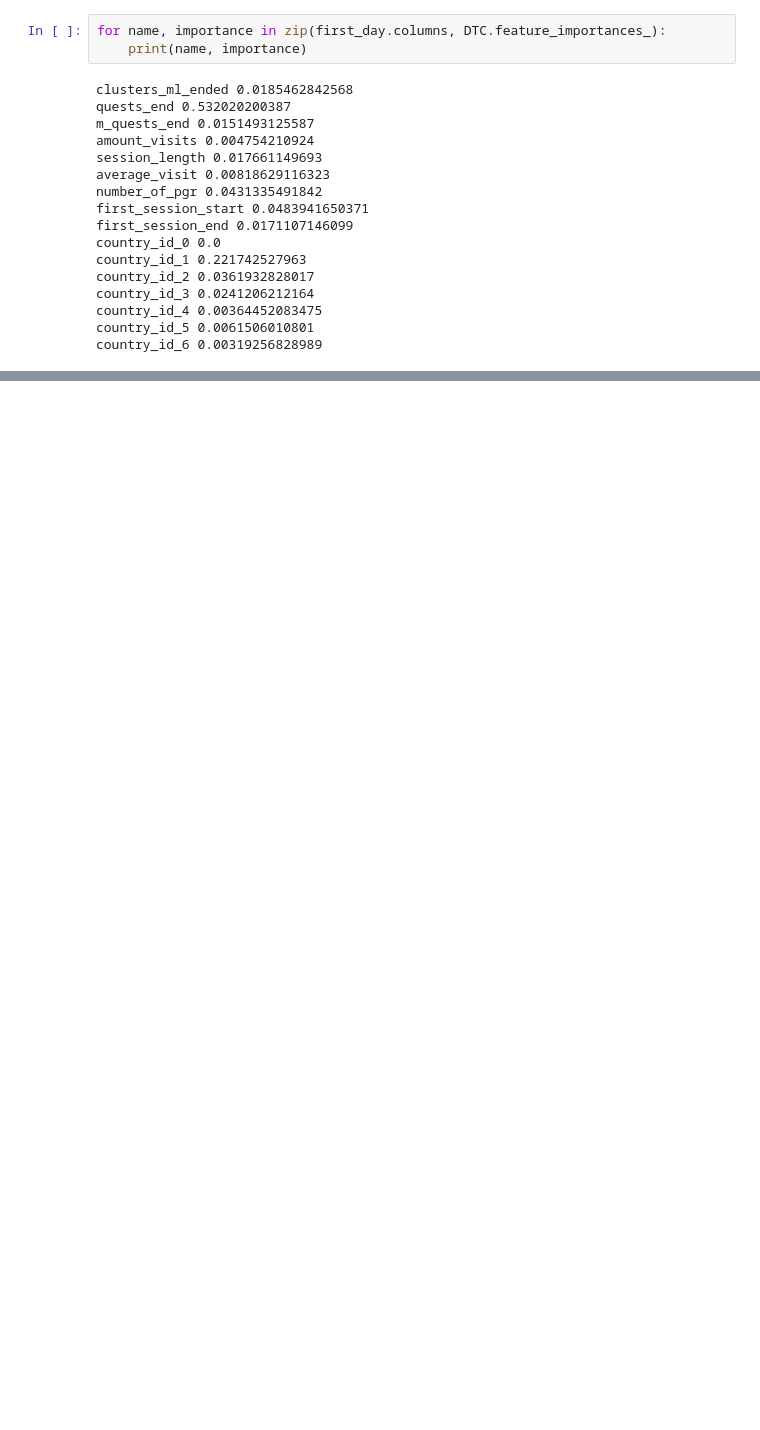
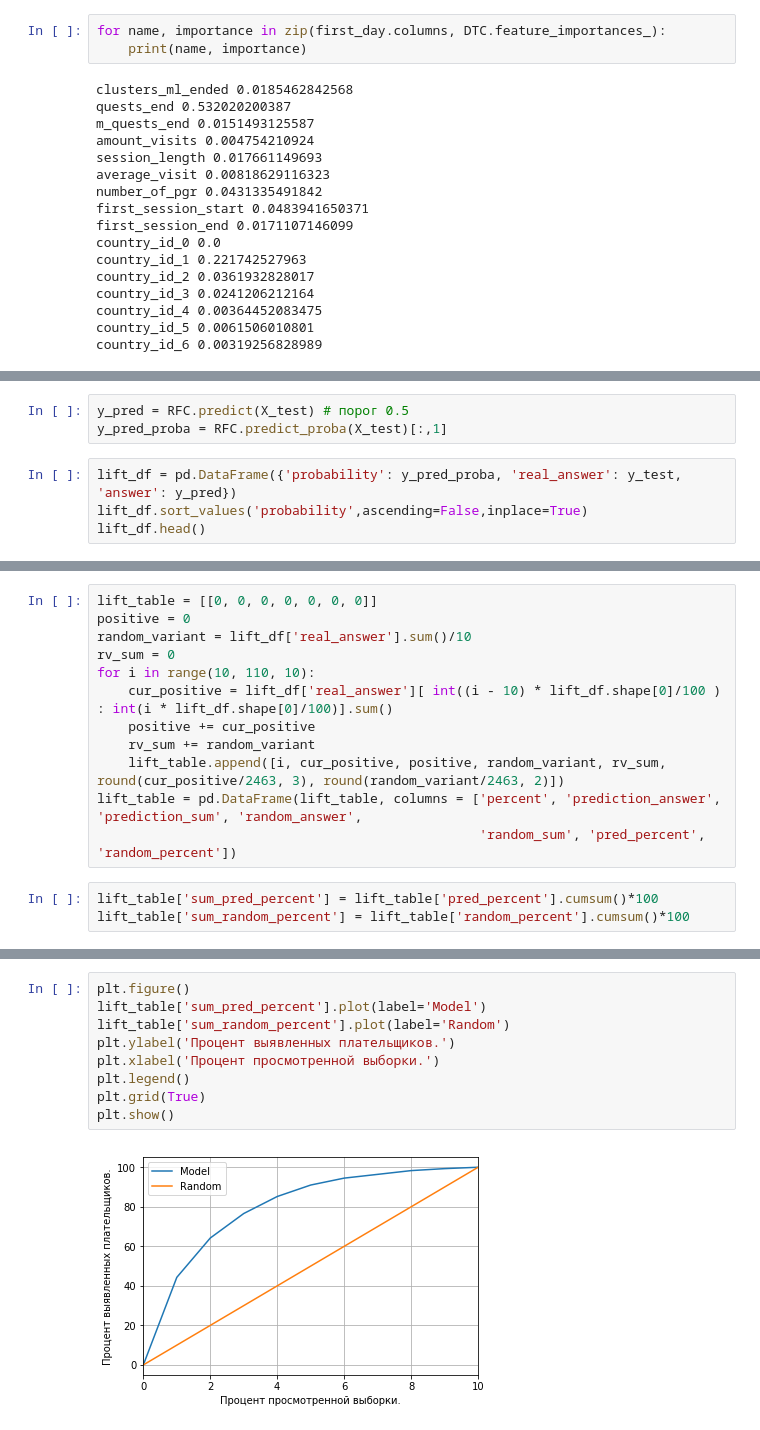
Before and after one commit to Smolev/practice2017, a Jupyter notebook: WG.ipynb, the cells around one changed output, grey strips where cells are left out. Saved outputs shown, nothing was run; the diff lists cells and outputs as text; blank space fills up the shorter version.

```diff
--- a/WG.ipynb
+++ b/WG.ipynb
@@ -689,0 +1051,7 @@ country_id_6 0.00319256828989
+# %%
+y_pred = RFC.predict(X_test) # порог 0.5
+y_pred_proba = RFC.predict_proba(X_test)[:,1]
+# %%
+lift_df = pd.DataFrame({'probability': y_pred_proba, 'real_answer': y_test, 'answer': y_pred})
+lift_df.sort_values('probability',ascending=False,inplace=True)
+lift_df.head()
@@ -689,0 +1080,15 @@ country_id_6 0.00319256828989
+# %%
+lift_table = [[0, 0, 0, 0, 0, 0, 0]]
+positive = 0
+random_variant = lift_df['real_answer'].sum()/10
+rv_sum = 0
+for i in range(10, 110, 10):
+    cur_positive = lift_df['real_answer'][ int((i - 10) * lift_df.shape[0]/100 ) : int(i * lift_df.shape[0]/100)].sum()
+    positive += cur_positive
+    rv_sum += random_variant
+    lift_table.append([i, cur_positive, positive, random_variant, rv_sum, round(cur_positive/2463, 3), round(random_variant/2463, 2)])
+lift_table = pd.DataFrame(lift_table, columns = ['percent', 'prediction_answer', 'prediction_sum', 'random_answer',
+                                                 'random_sum', 'pred_percent', 'random_percent'])
+# %%
+lift_table['sum_pred_percent'] = lift_table['pred_percent'].cumsum()*100
+lift_table['sum_random_percent'] = lift_table['random_percent'].cumsum()*100
@@ -689,0 +1110,11 @@ country_id_6 0.00319256828989
+# %%
+plt.figure()
+lift_table['sum_pred_percent'].plot(label='Model')
+lift_table['sum_random_percent'].plot(label='Random')
+plt.ylabel('Процент выявленных плательщиков.')
+plt.xlabel('Процент просмотренной выборки.')
+plt.legend()
+plt.grid(True)
+plt.show()
+# %% [output]
+[figure, added]
```
Also changed, not shown: parts of 83 cells of this notebook.
